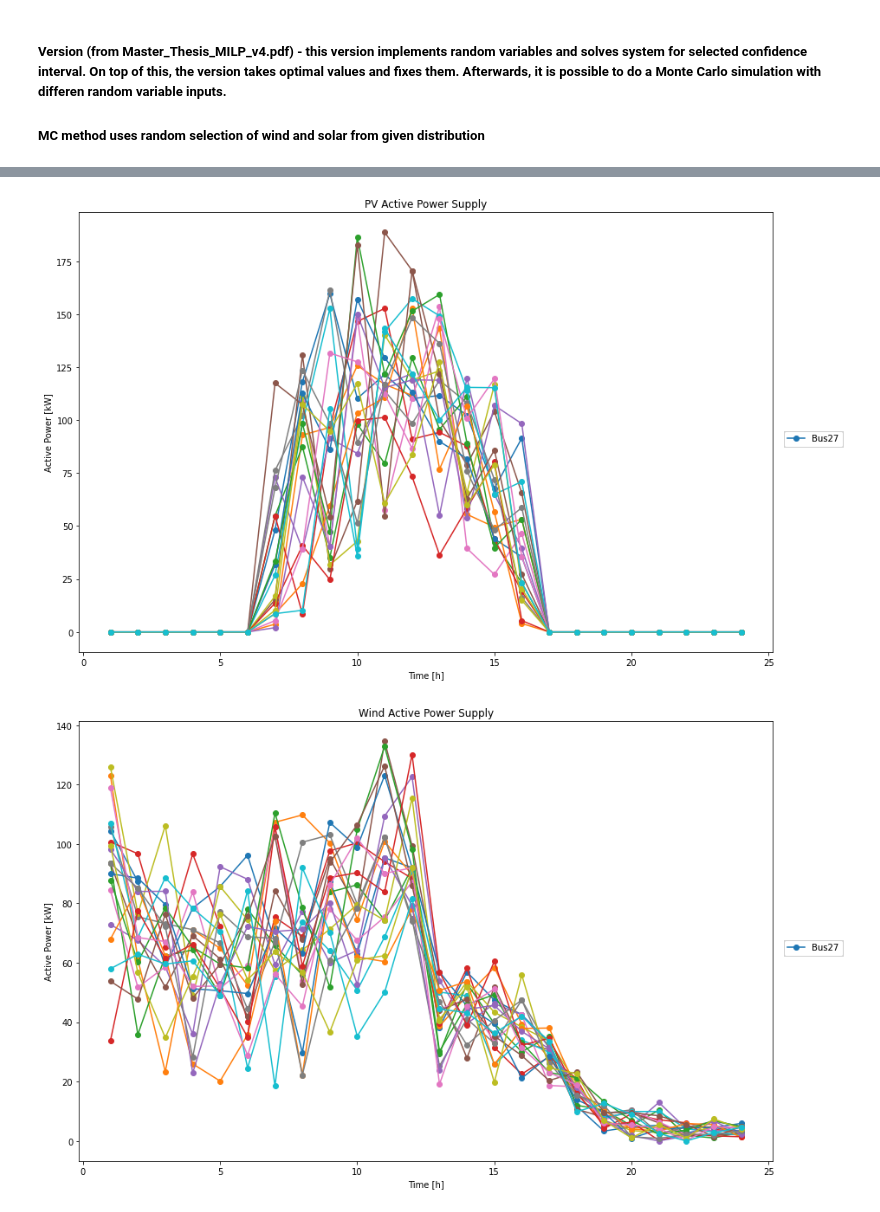
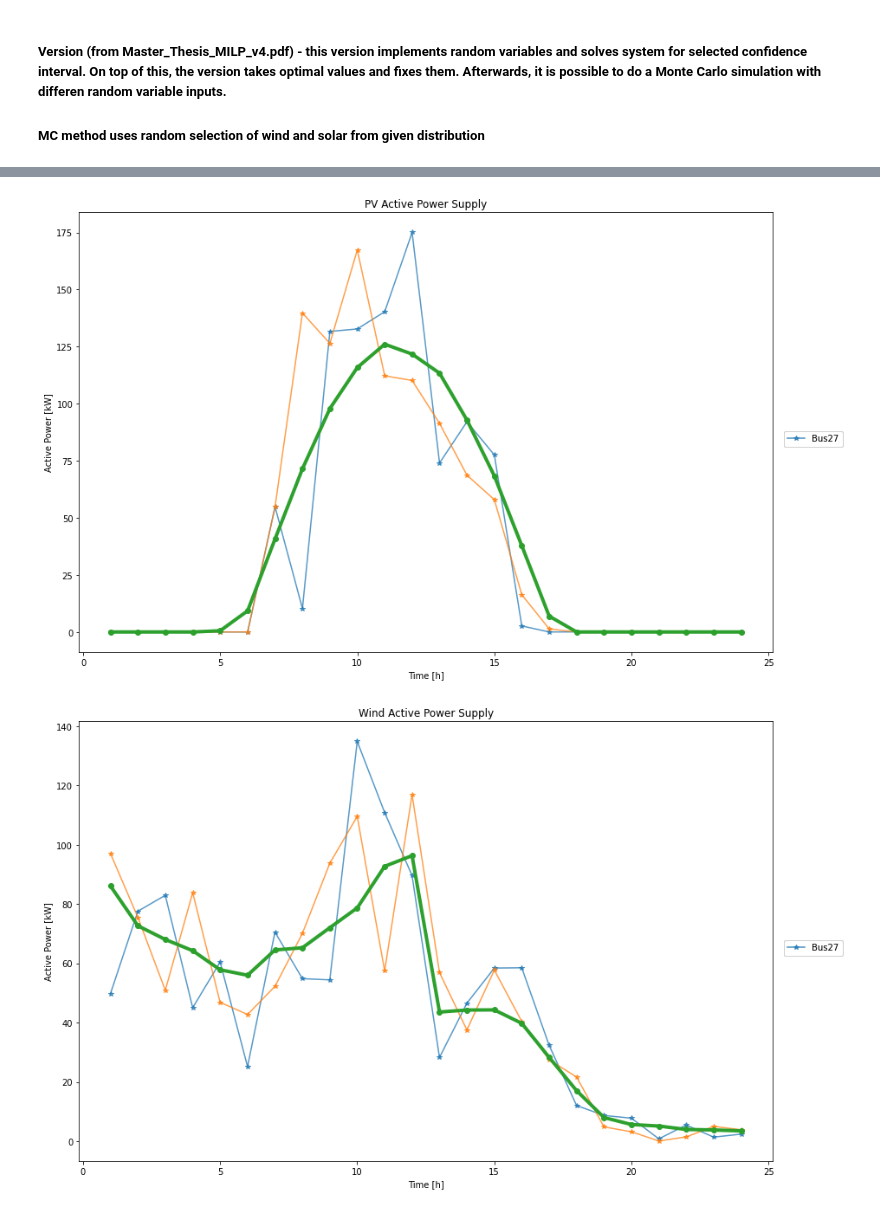
Before and after one commit to filipforro/MasterThesis, a Jupyter notebook: Pyomo/MILP_v1/MILP_v5.ipynb, the cells around one changed output, grey strips where cells are left out. Cells and saved outputs as stored; diff of their text form; code cells hidden in the pictures.

```diff
--- a/Pyomo/MILP_v1/MILP_v5.ipynb
+++ b/Pyomo/MILP_v1/MILP_v5.ipynb
@@ -881,10 +889,11 @@ data = read_input(r'Input_Files\InputData34_v4.xlsx')
 Sbase = 1000 # kVA
 Vnom = 11/np.sqrt(3)    # kV
 Zbase = (Vnom**2)*1000/Sbase # Ohm
-Vmax = 1.1
-Vmin = 0.9
+Vmax = 1.1  # pu
+Vmin = 0.9  # pu
 case = 'BM'
-base_model = optimization_model(data, Vmax, Vmin, Vnom, Sbase, Zbase, case, 0)
+eta_conf = 50/100   # %/%
+base_model = optimization_model(data, Vmax, Vmin, Vnom, Sbase, Zbase, case, eta_conf, 0)
 #model.pprint()
 #model.display()
 # %%
@@ -930,49 +939,63 @@ Wall time: 11 ms
 # AGG_data_vis(base_model)
 # DSO_data_vis(base_model)
 # %%
-def MonteCarlo_vis(model):
+def MonteCarlo_vis(model, m, mrk):
     voltage = pd.DataFrame()
     active_pv = pd.DataFrame()
     active_wt = pd.DataFrame()
+    active_s = pd.DataFrame()
+    reactive_s = pd.DataFrame()
 
     for t in model.TIME:
         for n in model.NODES:
-            voltage.loc[t,n] = np.sqrt(model.V[n,t].value)
+            if n == 34:
+                voltage.loc[t,n] = np.sqrt(model.V[n,t].value)
+            if n == 1:
+                active_s.loc[t,n] = model.Ps[n,t].value*model.Sbase.value
+                reactive_s.loc[t,n] = model.Qs[n,t].value*model.Sbase.value
         for p in model.PV:
             active_pv.loc[t,p] = model.Ppv[p,t]*model.Sbase.value
         for w in model.WT:
             active_wt.loc[t,w] = model.Pwt[w,t]*model.Sbase.value
 
     # PV active power generation
-    ax_pv[0,0].plot(active_pv.index, active_pv, marker='o');ax_pv[0,0].set_xlabel('Time [h]');ax_pv[0,0].set_ylabel('Active Power [kW]');ax_pv[0,0].set_title('PV Active Power Supply')
+    ax_pv[0,0].plot(active_pv.index, active_pv, mrk, lw=m, alpha=m/2);ax_pv[0,0].set_xlabel('Time [h]');ax_pv[0,0].set_ylabel('Active Power [kW]');ax_pv[0,0].set_title('PV Active Power Supply')
     fig_pv.legend(['Bus'+str(i) for i in active_pv.columns], bbox_to_anchor=(1.04,0.5), loc='center', borderaxespad=0)
     fig_pv.tight_layout()
 
     # Wind active and reactive power supply
-    ax_wt[0,0].plot(active_wt.index, active_wt, marker='o');ax_wt[0,0].set_xlabel('Time [h]');ax_wt[0,0].set_ylabel('Active Power [kW]');ax_wt[0,0].set_title('Wind Active Power Supply')
+    ax_wt[0,0].plot(active_wt.index, active_wt, mrk, lw=m, alpha=m/2);ax_wt[0,0].set_xlabel('Time [h]');ax_wt[0,0].set_ylabel('Active Power [kW]');ax_wt[0,0].set_title('Wind Active Power Supply')
     fig_wt.legend(['Bus'+str(i) for i in active_wt.columns], bbox_to_anchor=(1.04,0.5), loc='center', borderaxespad=0)
     fig_wt.tight_layout()
 
-    b=['Bus'+str(i) for i in voltage.columns]
+    b = ['Bus34']
     b.extend({'$V_{min}$','$V_{max}$'})
-    ax_v[0,0].plot(voltage.index, voltage, marker='o');ax_v[0,0].set_xlabel('Time [h]');ax_v[0,0].set_ylabel('Voltage [p.u.]');ax_v[0,0].set_title('Voltage')
+    ax_v[0,0].plot(voltage.index, voltage, mrk, lw=m, alpha=m/2);ax_v[0,0].set_xlabel('Time [h]');ax_v[0,0].set_ylabel('Voltage [p.u.]');ax_v[0,0].set_title('Voltage')
     ax_v[0,0].axhline(model.Vmin.value, color='r', linestyle='--')
     ax_v[0,0].axhline(model.Vmax.value, color='r', linestyle='--')
     ax_v[0,0].legend(b, bbox_to_anchor=(1.04,0.5), loc="center left", borderaxespad=0)
     fig_v.tight_layout()
+
+    # Active and reactive power demand and supply (supply only from from slack bus)
+    ax_pow[0,0].plot(active_s.index, active_s, mrk, lw=m, alpha=m/2);ax_pow[0,0].set_xlabel('Time [h]');ax_pow[0,0].set_ylabel('Active Power [kW]');ax_pow[0,0].set_title('Active Power Supplt')
+    ax_pow[0,1].plot(reactive_s.index, reactive_s, mrk, lw=m, alpha=m/2);ax_pow[0,1].set_xlabel('Time [h]');ax_pow[0,1].set_ylabel('Reactive Power [kVar]');ax_pow[0,1].set_title('Reactive Power Supply')
+    fig_pow.legend(['Slack Bus'], bbox_to_anchor=(1.04,0.5), loc='center', borderaxespad=0)
+    fig_pow.tight_layout()
 # %%
 #initialize Monte Carlo model with fixed control variables and relaxed network constraints
 case = 'MC'
 fig_pv, ax_pv = plt.subplots(nrows=1, ncols=1, squeeze=False, figsize=(12,8))
 fig_wt, ax_wt = plt.subplots(nrows=1, ncols=1, squeeze=False, figsize=(12,8))
 fig_v, ax_v = plt.subplots(nrows=1, ncols=1, squeeze=False, figsize=(12,8))
+fig_pow, ax_pow = plt.subplots(nrows=1, ncols=2, squeeze=False, figsize=(12,8))
 solver = SolverFactory('gurobi')
 
-for i in range(20):
-    MonteCarlo_model = optimization_model(data, Vmax, Vmin, Vnom, Sbase, Zbase, case, base_model)
+for i in range(2):
+    MonteCarlo_model = optimization_model(data, Vmax, Vmin, Vnom, Sbase, Zbase, case, eta_conf, base_model)
     # solve Monte Carlo model with fixed control variables
     solver.solve(MonteCarlo_model)
-    MonteCarlo_vis(MonteCarlo_model)
+    MonteCarlo_vis(MonteCarlo_model, m=1.5, mrk='-*')
+MonteCarlo_vis(base_model, m=4, mrk='-o')
 # %% [output]
-[figure, old version]
+[figure, new version]
-[figure, old version]
+[figure, new version]
```
Also changed, not shown: parts of 5 cells of this notebook.
